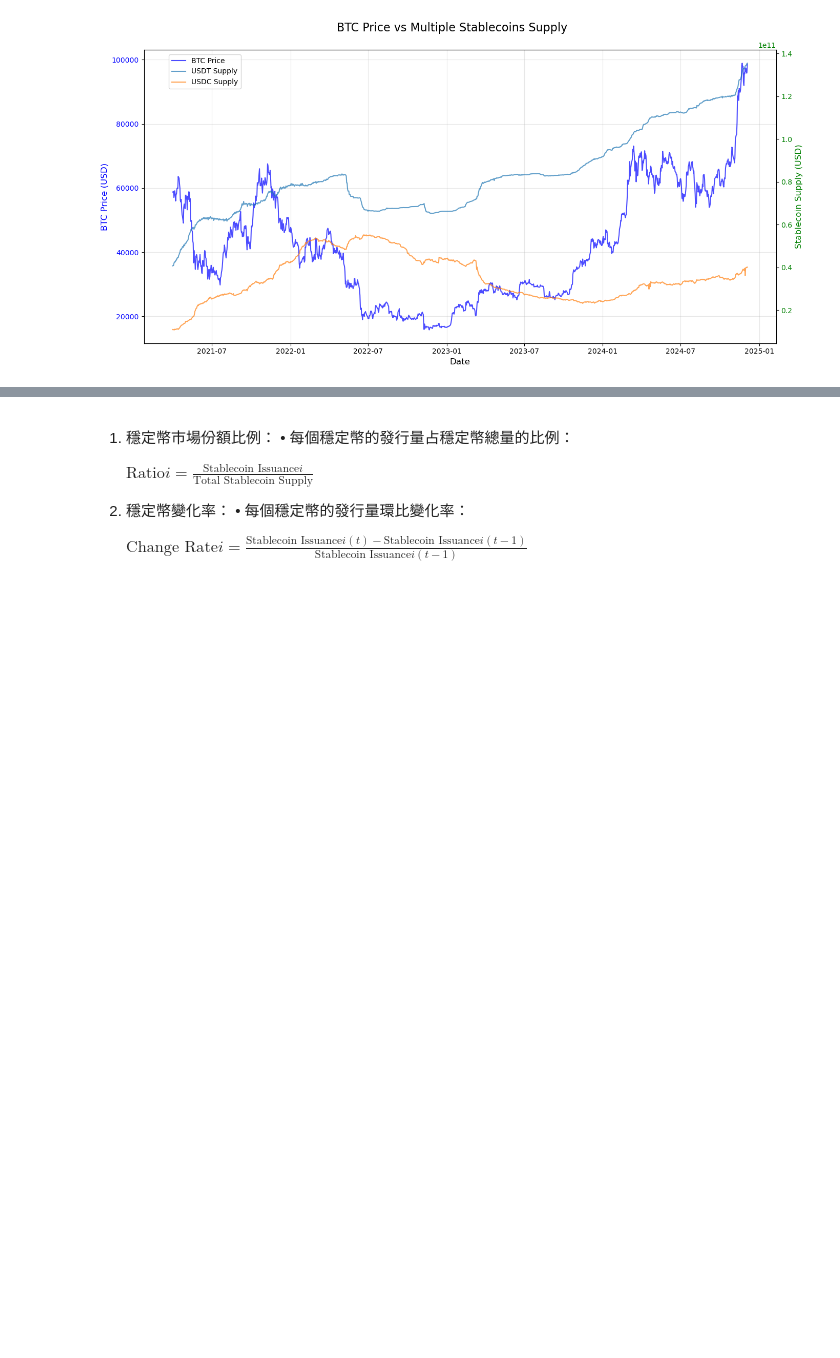
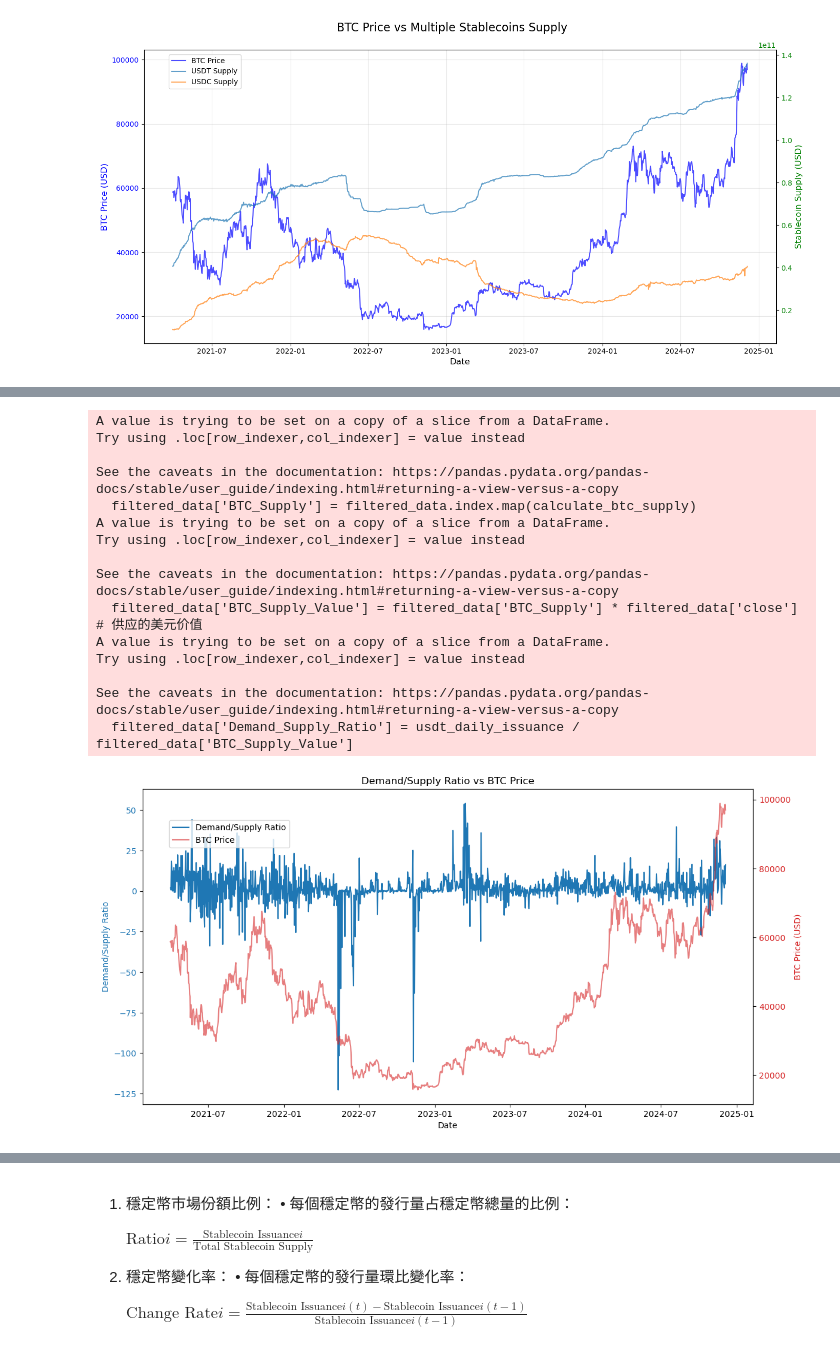
Before and after one commit to yifei99/quant, a Jupyter notebook: stables_analysis.ipynb, the cells around one changed output, grey strips where cells are left out. Drawn from its saved outputs; the diff is of its cells as text; code cells hidden in the pictures; blank space fills up the shorter version.

```diff
--- a/stables_analysis.ipynb
+++ b/stables_analysis.ipynb
@@ -144,0 +363,61 @@ plt.show()
+# %%
+import pandas as pd
+import matplotlib.pyplot as plt
+
+# 假设每天的区块数
+blocks_per_day = 144  # 每天出块数
+
+# 1. 动态计算 BTC 每日供应量
+def calculate_btc_supply(date):
+    if date < pd.Timestamp("2024-04-19"):  # 2024年4月19日之前
+        return blocks_per_day * 6.25  # 区块奖励 6.25 BTC
+    else:  # 2024年4月19日及以后
+        return blocks_per_day * 3.125  # 区块奖励 3.125 BTC
+
+# 应用动态供应计算
+filtered_data['BTC_Supply'] = filtered_data.index.map(calculate_btc_supply)
+filtered_data['BTC_Supply_Value'] = filtered_data['BTC_Supply'] * filtered_data['close']  # 供应的美元价值
+
+# 2. 计算 USDT 的每日发行量（需求）
+usdt_daily_issuance = filtered_data['USDT'].diff()
+
+# 3. 计算供需比例
+filtered_data['Demand_Supply_Ratio'] = usdt_daily_issuance / filtered_data['BTC_Supply_Value']
+
+# 4. 可视化：供需比例与 BTC 价格曲线
+fig, ax1 = plt.subplots(figsize=(12, 6))
+
+# 绘制供需比例 (左坐标轴)
+ax1.set_xlabel('Date')
+ax1.set_ylabel('Demand/Supply Ratio', color='tab:blue')
+ax1.plot(filtered_data.index, filtered_data['Demand_Supply_Ratio'], label='Demand/Supply Ratio', color='tab:blue')
+ax1.tick_params(axis='y', labelcolor='tab:blue')
+
+# 绘制 BTC 价格曲线 (右坐标轴)
+ax2 = ax1.twinx()
+ax2.set_ylabel('BTC Price (USD)', color='tab:red')
+ax2.plot(filtered_data.index, filtered_data['close'], label='BTC Price', color='tab:red', alpha=0.6)
+ax2.tick_params(axis='y', labelcolor='tab:red')
+
+# 图表标题和图例
+fig.tight_layout()
+plt.title('Demand/Supply Ratio vs BTC Price')
+fig.legend(loc="upper left", bbox_to_anchor=(0.1, 0.9))
+plt.show()
+# %% [output]
+A value is trying to be set on a copy of a slice from a DataFrame.
+Try using .loc[row_indexer,col_indexer] = value instead
+
+See the caveats in the documentation: https://pandas.pydata.org/pandas-docs/stable/user_guide/indexing.html#returning-a-view-versus-a-copy
+  filtered_data['BTC_Supply'] = filtered_data.index.map(calculate_btc_supply)
+A value is trying to be set on a copy of a slice from a DataFrame.
+Try using .loc[row_indexer,col_indexer] = value instead
+
+See the caveats in the documentation: https://pandas.pydata.org/pandas-docs/stable/user_guide/indexing.html#returning-a-view-versus-a-copy
+  filtered_data['BTC_Supply_Value'] = filtered_data['BTC_Supply'] * filtered_data['close']  # 供应的美元价值
+A value is trying to be set on a copy of a slice from a DataFrame.
+Try using .loc[row_indexer,col_indexer] = value instead
+
+See the caveats in the documentation: https://pandas.pydata.org/pandas-docs/stable/user_guide/indexing.html#returning-a-view-versus-a-copy
+  filtered_data['Demand_Supply_Ratio'] = usdt_daily_issuance / filtered_data['BTC_Supply_Value']
+[figure, added]
```
Also changed, not shown: parts of 10 cells of this notebook, 11 other files.
